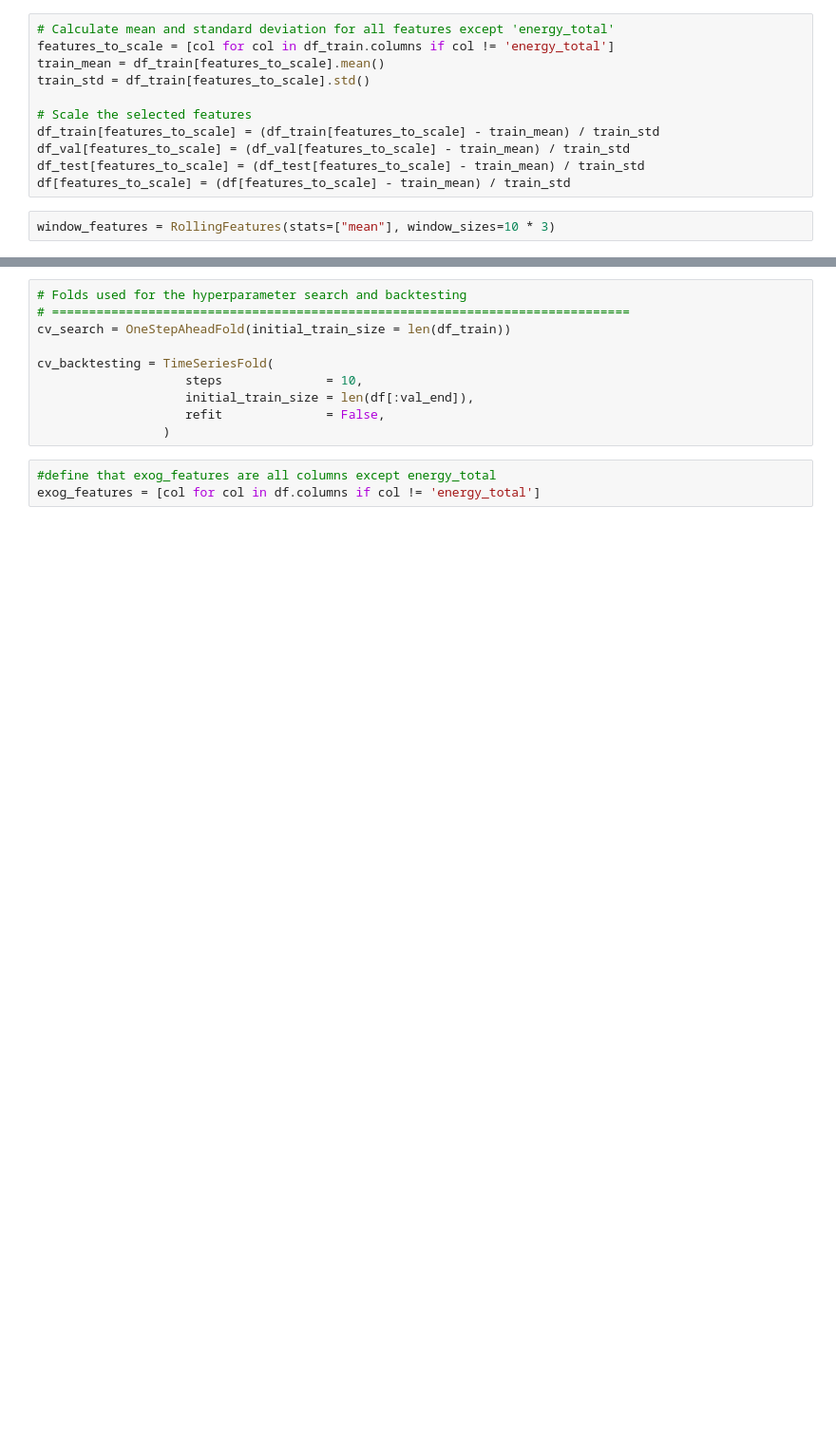
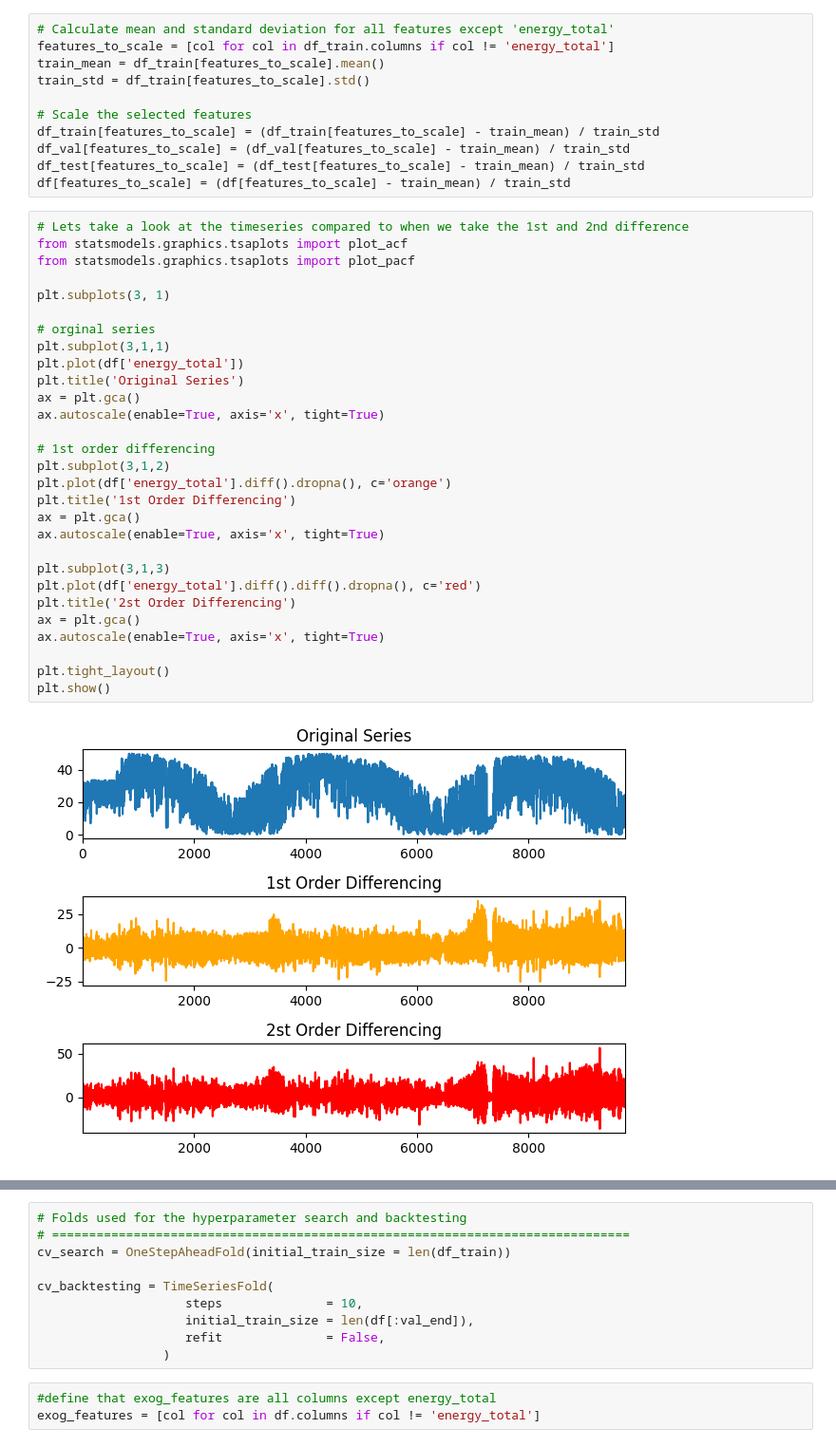
Before and after one commit to hellum55/Data-Science-Project, a Jupyter notebook: data_science_project/Praktik/Gradient_boosting_model.ipynb, the cells around one changed output, grey strips where cells are left out. Shown at 95% size. Saved outputs shown, nothing was run; the diff lists cells and outputs as text; blank space fills up the shorter version.

```diff
--- a/data_science_project/Praktik/Gradient_boosting_model.ipynb
+++ b/data_science_project/Praktik/Gradient_boosting_model.ipynb
@@ -193,5 +201,34 @@ df_train[features_to_scale] = (df_train[features_to_scale] - train_mean) / train
 df_val[features_to_scale] = (df_val[features_to_scale] - train_mean) / train_std
 df_test[features_to_scale] = (df_test[features_to_scale] - train_mean) / train_std
 df[features_to_scale] = (df[features_to_scale] - train_mean) / train_std
-# %%
-window_features = RollingFeatures(stats=["mean"], window_sizes=10 * 3)
+# %%
+# Lets take a look at the timeseries compared to when we take the 1st and 2nd difference
+from statsmodels.graphics.tsaplots import plot_acf
+from statsmodels.graphics.tsaplots import plot_pacf
+
+plt.subplots(3, 1)
+
+# orginal series
+plt.subplot(3,1,1)
+plt.plot(df['energy_total'])
+plt.title('Original Series')
+ax = plt.gca()
+ax.autoscale(enable=True, axis='x', tight=True)
+
+# 1st order differencing
+plt.subplot(3,1,2)
+plt.plot(df['energy_total'].diff().dropna(), c='orange')
+plt.title('1st Order Differencing')
+ax = plt.gca()
+ax.autoscale(enable=True, axis='x', tight=True)
+
+plt.subplot(3,1,3)
+plt.plot(df['energy_total'].diff().diff().dropna(), c='red')
+plt.title('2st Order Differencing')
+ax = plt.gca()
+ax.autoscale(enable=True, axis='x', tight=True)
+
+plt.tight_layout()
+plt.show()
+# %% [output]
+[figure, added]
```
Also changed, not shown: parts of 46 cells of this notebook.
